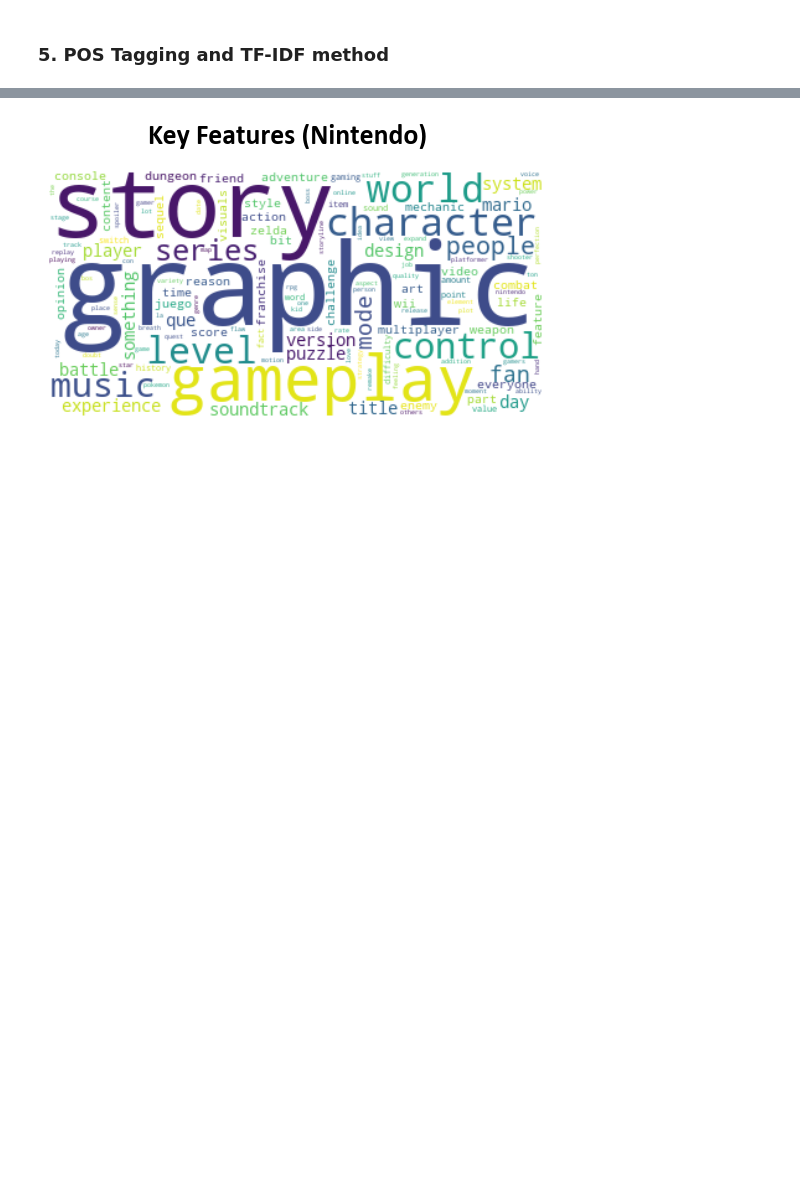
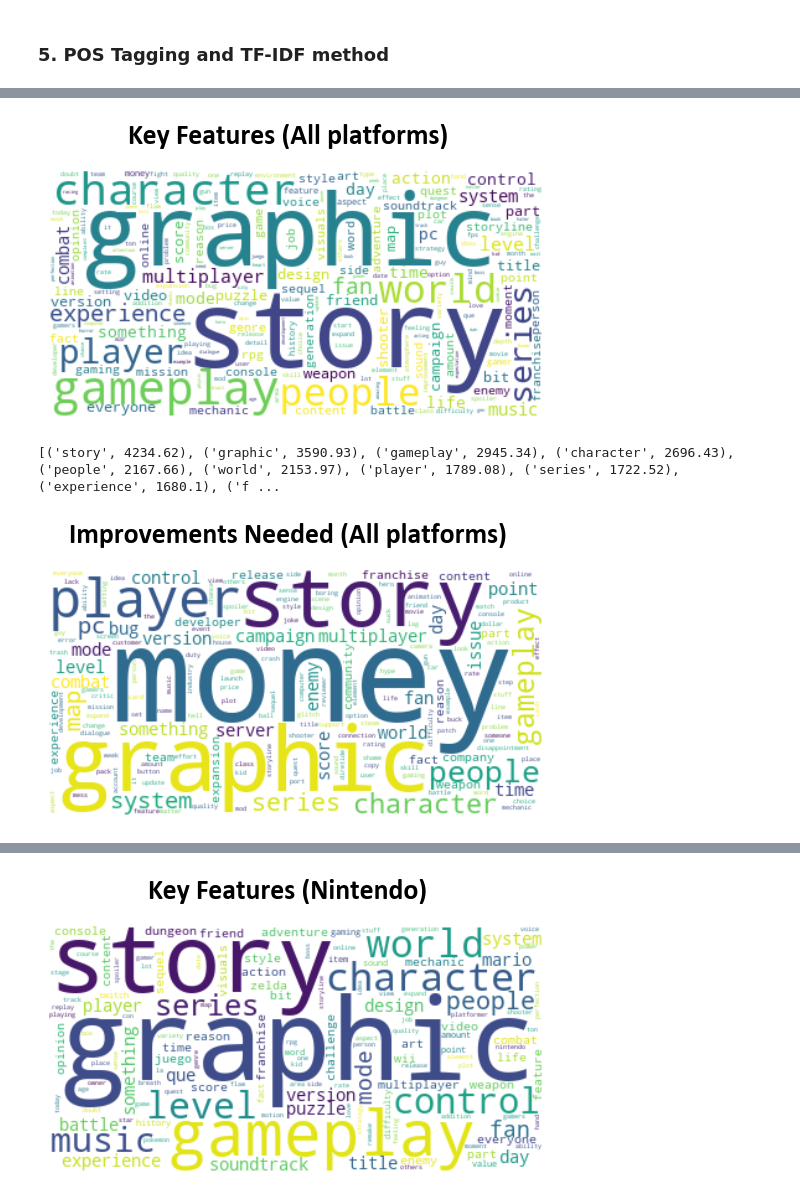
Before and after one commit to wd686/EBAC, a Jupyter notebook: Modelling/Text Analytics/FeaturesandImprovements.ipynb, the cells around one changed output, grey strips where cells are left out. Saved outputs shown, nothing was run; the diff lists cells and outputs as text; code cells hidden in the pictures; blank space fills up the shorter version.

```diff
--- a/Modelling/Text Analytics/FeaturesandImprovements.ipynb
+++ b/Modelling/Text Analytics/FeaturesandImprovements.ipynb
@@ -146,0 +183,6 @@ userCommentsTESTExtreme_list = [userCommentsTESTHigh, userCommentsTESTLow]
+# %%
+title_counts = userComments.groupby('Title')['Comment'].count().reset_index().sort_values(by = 'Comment', ascending = False).head(10)
+title_platform_counts = userComments.groupby(['Title', 'platformCondensed'])['Comment'].count().reset_index()
+title_platform_counts = pd.merge(title_counts[['Title']], title_platform_counts, how = 'left', on = 'Title')
+
+df = title_platform_counts.copy()
@@ -351,2 +470,26 @@ Xbox, Low Userscore; No. of comments: 6371
 Others, High Userscore; No. of comments: 358
 Others, Low Userscore; No. of comments: 19
+# %%
+%%time
+
+# Can adjust the parameters in this function to fine tune and iterate testings. Can adjust score bins, sample size and filter list above too!
+# If ngrams = True, preProcessingFunctionBoolean needs to be True
+
+for df in userCommentsTESTExtreme_list:
+            if df.scoreBin.max() == 'High':
+                features_improvements = 'Key Features'
+            elif df.scoreBin.max() == 'Low':
+                features_improvements = 'Improvements Needed'
+            try:
+                wc(df = df, columnName = 'Comment',
+                preProcessingFunctionBoolean = True, vectorizerMinDf = 2, vectorizerMaxDf = 0.7,
+                countVectorizerBinary = True, tfidfVectorizerBoolean = True,
+                ngrams = False, ngramsNumber = 3, furtherPreProcessNgrams = False,
+                nounTaggingBoolean = True, universalNounTagsetBoolean = False,
+                top = 20, features_improvements = features_improvements, platform = 'All platforms', titleFontSize = 20)
+            except ValueError:
+                print(f"\n\nNo Word Cloud for '{features_improvements} (All platforms)' due to insufficient sample size (No. of comments = 0 or < vectorizerMinDf).\n\n")
+# %% [output]
+[figure, added]
+[('story', 4234.62), ('graphic', 3590.93), ('gameplay', 2945.34), ('character', 2696.43), ('people', 2167.66), ('world', 2153.97), ('player', 1789.08), ('series', 1722.52), ('experience', 1680.1), ('f ...
+[figure, added]
```
Also changed, not shown: parts of 7 cells of this notebook.
